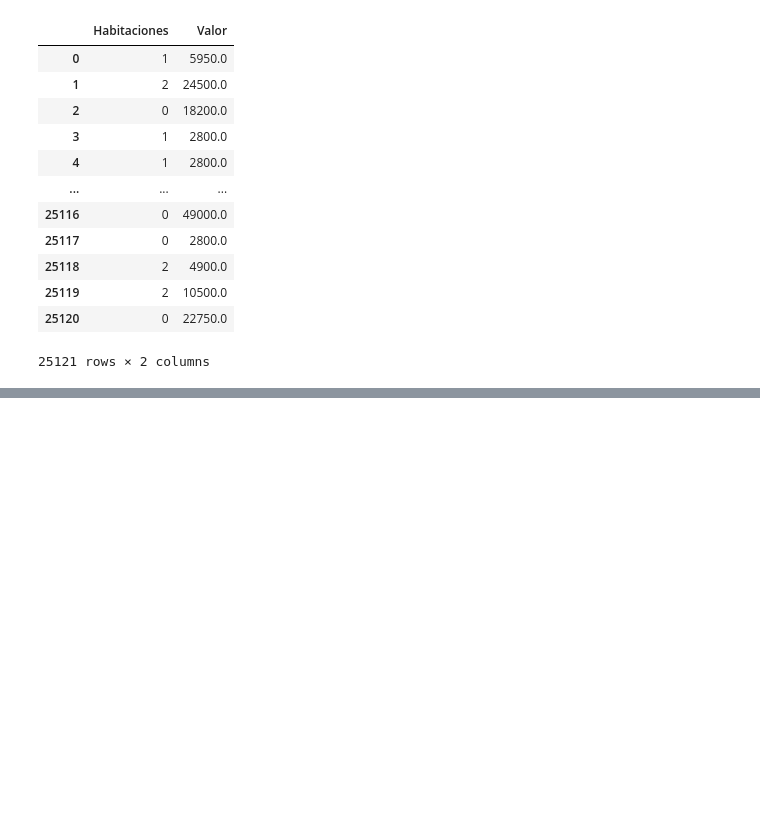
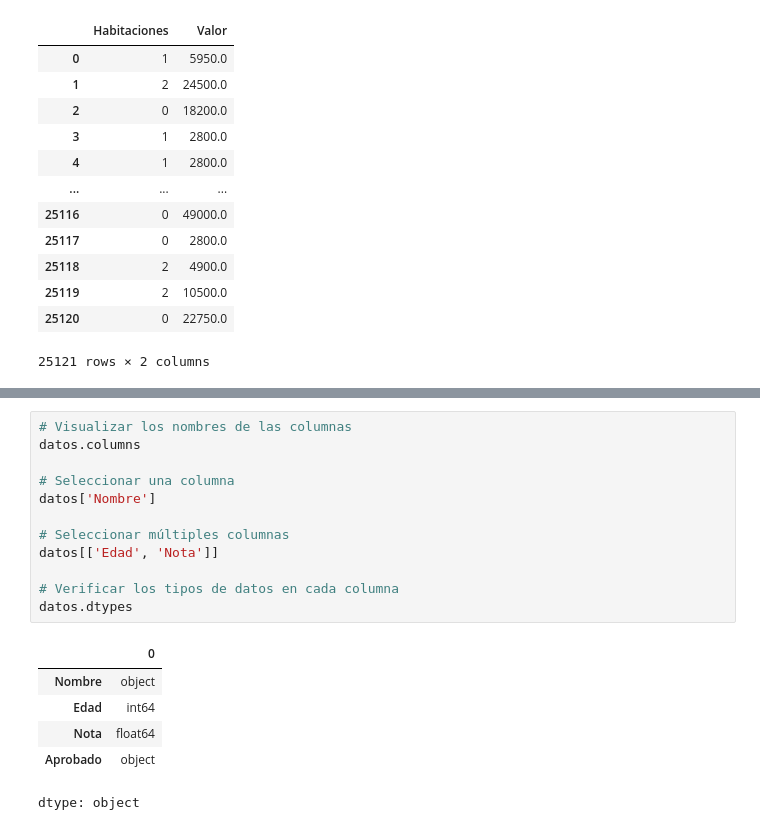
Before and after one commit to AenimaLabs/2061-pandas-conociendo-la-biblioteca, a Jupyter notebook: inmuebles_cdmx.ipynb, the cells around one changed output, grey strips where cells are left out. Cells and saved outputs as stored; diff of their text form; blank space fills up the shorter version.

```diff
--- a/inmuebles_cdmx.ipynb
+++ b/inmuebles_cdmx.ipynb
@@ -140,0 +171,19 @@ datos[["Habitaciones", "Valor"]] #doble paréntesis, es una lista
+# %%
+# Visualizar los nombres de las columnas
+datos.columns
+
+# Seleccionar una columna
+datos['Nombre']
+
+# Seleccionar múltiples columnas
+datos[['Edad', 'Nota']]
+
+# Verificar los tipos de datos en cada columna
+datos.dtypes
+# %% [output]
+|  | 0 |
+| Nombre | object |
+| Edad | int64 |
+| Nota | float64 |
+| Aprobado | object |
+dtype: object
```
Also changed, not shown: parts of 6 cells of this notebook.
